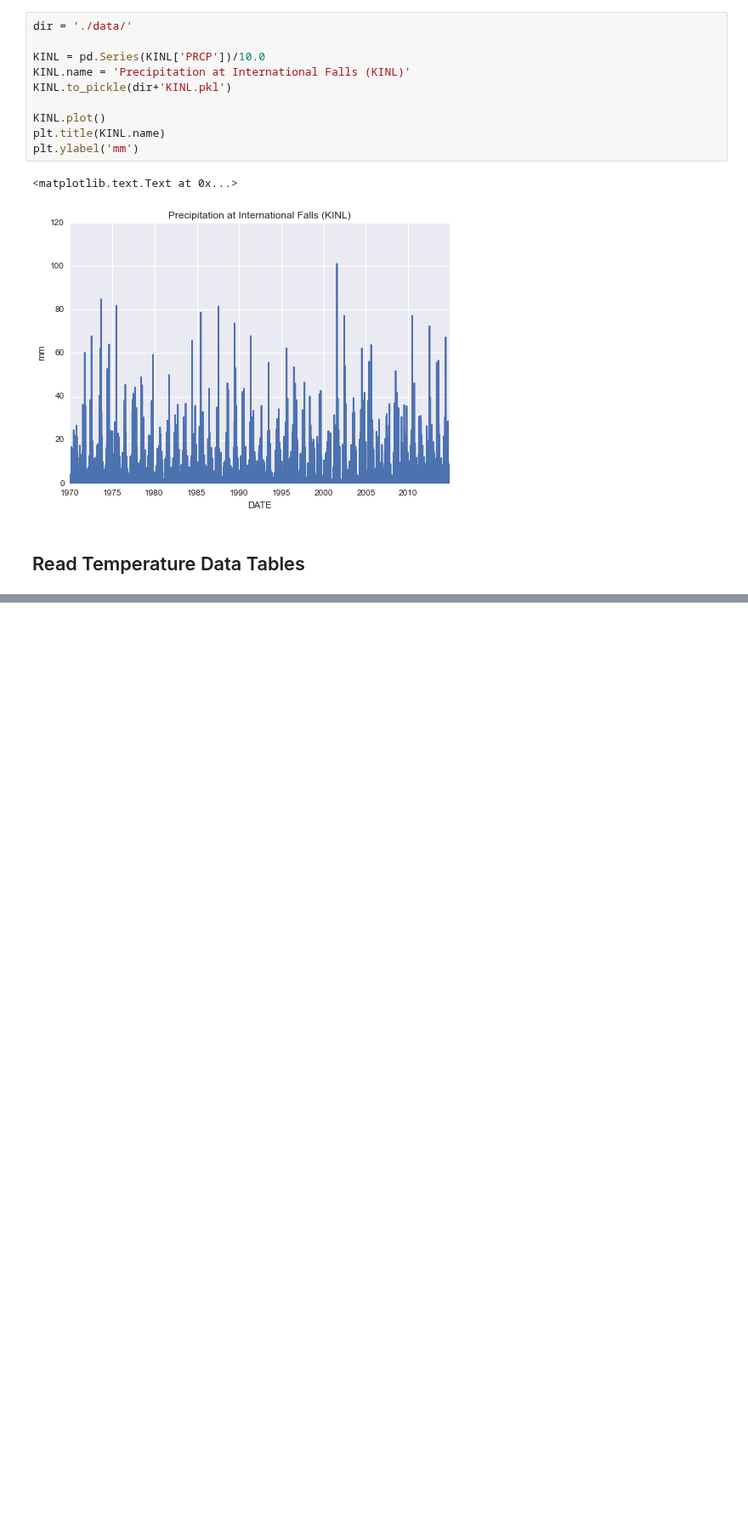
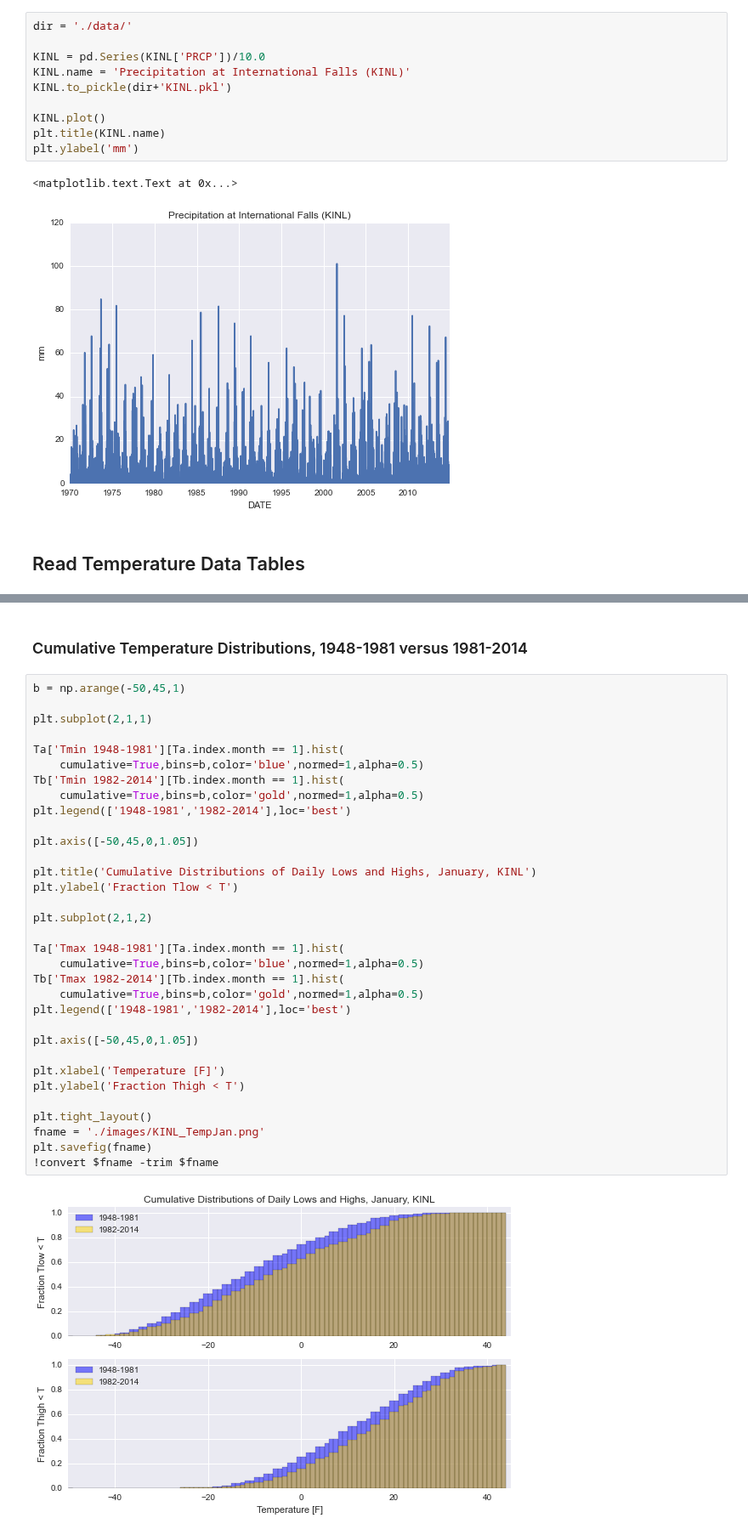
Before and after one commit to kmcgarry7/Rainy-Lake-Hydrology, a Jupyter notebook: Global_Historical_Climatology_Network.ipynb, the cells around one changed output, grey strips where cells are left out. Shown at 85% size. Saved outputs shown, nothing was run; the diff lists cells and outputs as text; blank space fills up the shorter version.

Commit message:
add cumulative temp distributions

```diff
--- a/Global_Historical_Climatology_Network.ipynb
+++ b/Global_Historical_Climatology_Network.ipynb
@@ -159,3 +176,40 @@ plt.savefig(fname)
 !convert $fname -trim $fname
 # %% [output]
 [figure]
+# %% [markdown]
+### Cumulative Temperature Distributions, 1948-1981 versus 1981-2014
+# %%
+b = np.arange(-50,45,1)
+
+plt.subplot(2,1,1)
+
+Ta['Tmin 1948-1981'][Ta.index.month == 1].hist(
+    cumulative=True,bins=b,color='blue',normed=1,alpha=0.5)
+Tb['Tmin 1982-2014'][Tb.index.month == 1].hist(
+    cumulative=True,bins=b,color='gold',normed=1,alpha=0.5)
+plt.legend(['1948-1981','1982-2014'],loc='best')
+
+plt.axis([-50,45,0,1.05])
+
+plt.title('Cumulative Distributions of Daily Lows and Highs, January, KINL')
+plt.ylabel('Fraction Tlow < T')
+
+plt.subplot(2,1,2)
+
+Ta['Tmax 1948-1981'][Ta.index.month == 1].hist(
+    cumulative=True,bins=b,color='blue',normed=1,alpha=0.5)
+Tb['Tmax 1982-2014'][Tb.index.month == 1].hist(
+    cumulative=True,bins=b,color='gold',normed=1,alpha=0.5)
+plt.legend(['1948-1981','1982-2014'],loc='best')
+
+plt.axis([-50,45,0,1.05])
+
+plt.xlabel('Temperature [F]')
+plt.ylabel('Fraction Thigh < T')
+
+plt.tight_layout()
+fname = './images/KINL_TempJan.png'
+plt.savefig(fname)
+!convert $fname -trim $fname
+# %% [output]
+[figure, added]
```
Also changed, not shown: parts of 6 cells of this notebook, 22 other files.
